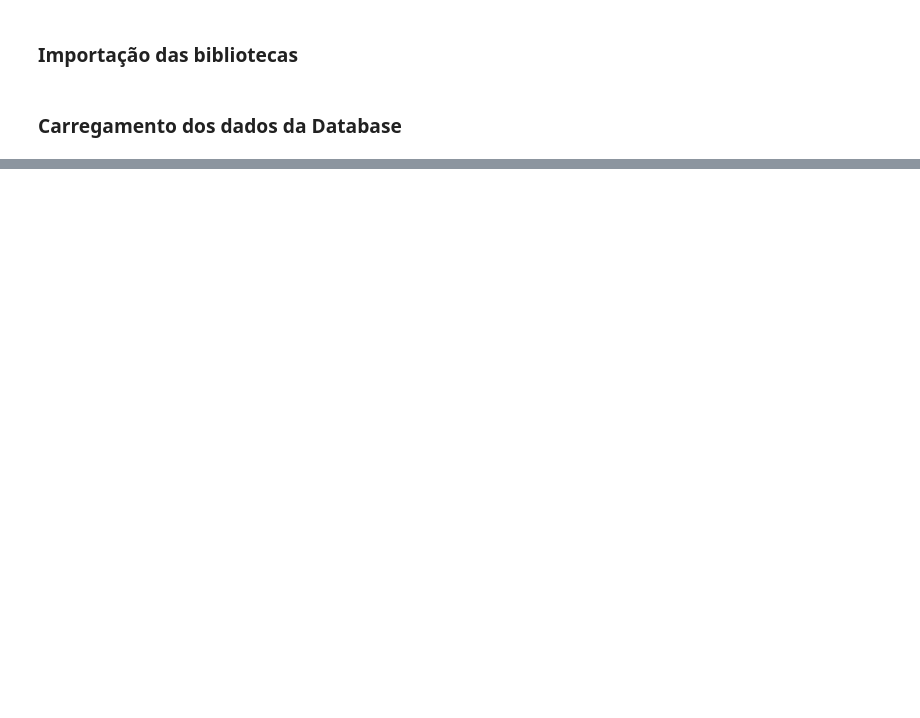
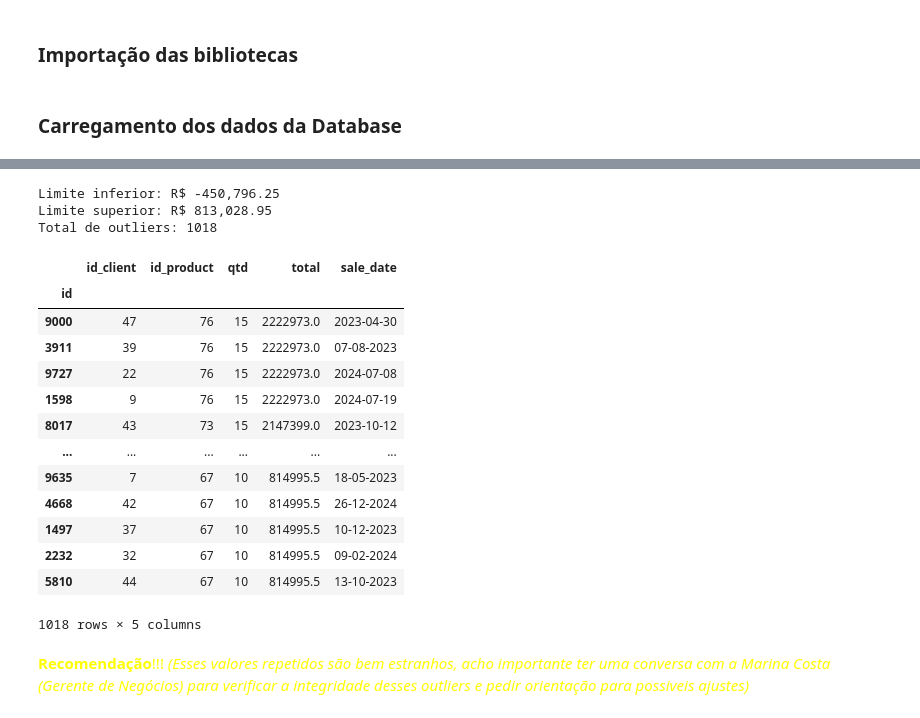
Before and after one commit to gusdiaso/lh_nautical, a Jupyter notebook: src/eda_vendas.ipynb, the cells around one changed output, grey strips where cells are left out. Drawn from its saved outputs; the diff is of its cells as text; code cells hidden in the pictures; blank space fills up the shorter version.

```diff
--- a/src/eda_vendas.ipynb
+++ b/src/eda_vendas.ipynb
@@ -27,0 +103,34 @@ df
+# %%
+Q1 = df['total'].quantile(0.25)
+Q3 = df['total'].quantile(0.75)
+IQR = Q3 - Q1
+
+limite_inferior = Q1 - 1.5 * IQR
+limite_superior = Q3 + 1.5 * IQR
+
+outliers = df[(df['total'] < limite_inferior) | (df['total'] > limite_superior)]
+
+print(f"Limite inferior: R$ {limite_inferior:,.2f}")
+print(f"Limite superior: R$ {limite_superior:,.2f}")
+print(f"Total de outliers: {len(outliers)}")
+outliers.sort_values('total', ascending=False)
+# %% [output]
+Limite inferior: R$ -450,796.25
+Limite superior: R$ 813,028.95
+Total de outliers: 1018
+|  | id_client | id_product | qtd | total | sale_date |
+| id |  |  |  |  |  |
+| 9000 | 47 | 76 | 15 | 2222973.0 | 2023-04-30 |
+| 3911 | 39 | 76 | 15 | 2222973.0 | 07-08-2023 |
+| 9727 | 22 | 76 | 15 | 2222973.0 | 2024-07-08 |
+| 1598 | 9 | 76 | 15 | 2222973.0 | 2024-07-19 |
+| 8017 | 43 | 73 | 15 | 2147399.0 | 2023-10-12 |
+| ... | ... | ... | ... | ... | ... |
+| 9635 | 7 | 67 | 10 | 814995.5 | 18-05-2023 |
+| 4668 | 42 | 67 | 10 | 814995.5 | 26-12-2024 |
+| 1497 | 37 | 67 | 10 | 814995.5 | 10-12-2023 |
+| 2232 | 32 | 67 | 10 | 814995.5 | 09-02-2024 |
+| 5810 | 44 | 67 | 10 | 814995.5 | 13-10-2023 |
+1018 rows × 5 columns
+# %% [markdown]
+<span style="color:yellow">**Recomendação**!!! *(Esses valores repetidos são bem estranhos, acho importante ter uma conversa com a Marina Costa (Gerente de Negócios) para verificar a integridade desses outliers e pedir orientação para possiveis ajustes)*</span>
```
Also changed, not shown: parts of 15 cells of this notebook, 3 other files.
